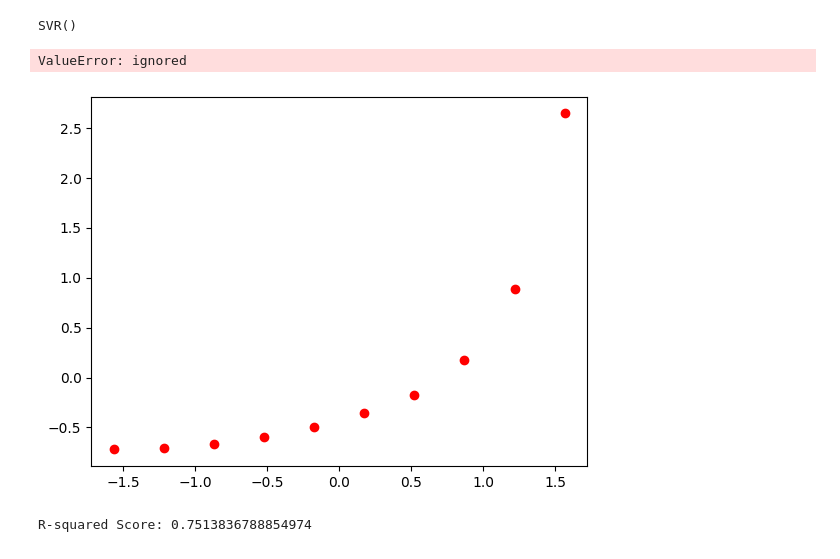
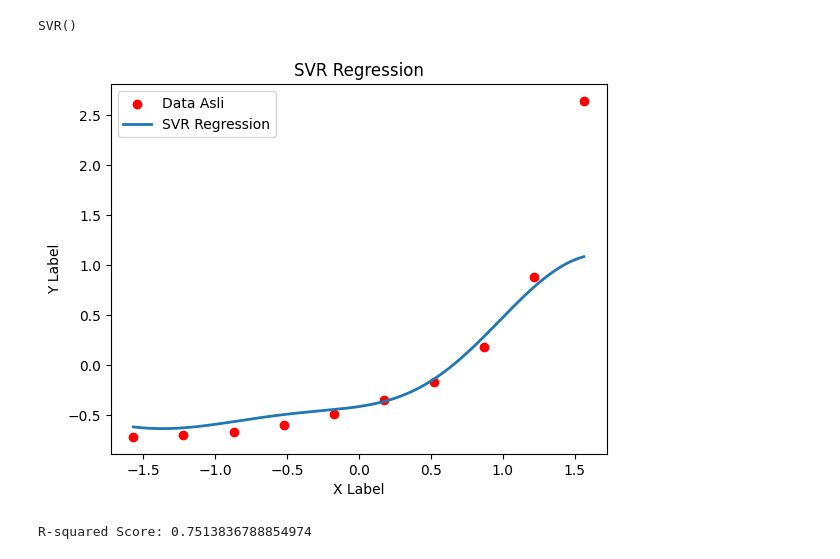
Before and after one commit to IvanDaniarAP/MLTask, a Jupyter notebook: week-8/SVR_on_Salary_Dataset.ipynb, the cells around one changed output. Saved outputs shown, nothing was run; the diff lists cells and outputs as text; code cells hidden in the pictures.

```diff
--- a/week-8/SVR_on_Salary_Dataset.ipynb
+++ b/week-8/SVR_on_Salary_Dataset.ipynb
@@ -93,36 +93,38 @@ y_scaled = sc_y.fit_transform(y)
 # Membuat objek SVR (Support Vector Regression)
 svr = SVR(kernel='rbf')  # Anda dapat memilih kernel yang sesuai dengan data Anda
 
 # Melatih model SVR menggunakan data yang telah diubah skala
 svr.fit(x_scaled, y_scaled.ravel())
 
 # Membuat plot scatter dari data asli (sebelum penskalaan)
 plt.scatter(sc_x.inverse_transform(x), sc_y.inverse_transform(y), c='red', label='Data Asli')
 
 # Membuat array x untuk prediksi dengan interval yang lebih halus
 x_for_pred = np.arange(min(x), max(x), 0.01).reshape(-1, 1)
 
 # Melakukan penskalaan fitur pada data yang akan diprediksi
 x_for_pred_scaled = sc_x.transform(x_for_pred)
 
+# Melakukan prediksi dengan model SVR dan melakukan reshape agar menjadi array 2D
+y_pred_scaled = svr.predict(x_for_pred_scaled).reshape(-1, 1)
+
 # Membuat plot garis regresi dari model SVR (setelah penskalaan)
-plt.plot(sc_x.inverse_transform(x_for_pred), sc_y.inverse_transform(svr.predict(x_for_pred_scaled)), label='SVR Regression', linewidth=2)
+plt.plot(sc_x.inverse_transform(x_for_pred), sc_y.inverse_transform(y_pred_scaled), label='SVR Regression', linewidth=2)
 
 # Menambahkan label sumbu x dan y
 plt.xlabel('X Label')
 plt.ylabel('Y Label')
 
 # Menambahkan judul plot
 plt.title('SVR Regression')
 
 # Menampilkan legenda
 plt.legend()
 
 # Menampilkan plot
 plt.show()
 # %% [output]
-ValueError: ignored
-[figure, old version]
+[figure, new version]
 # %%
 from sklearn.metrics import r2_score
 
```
